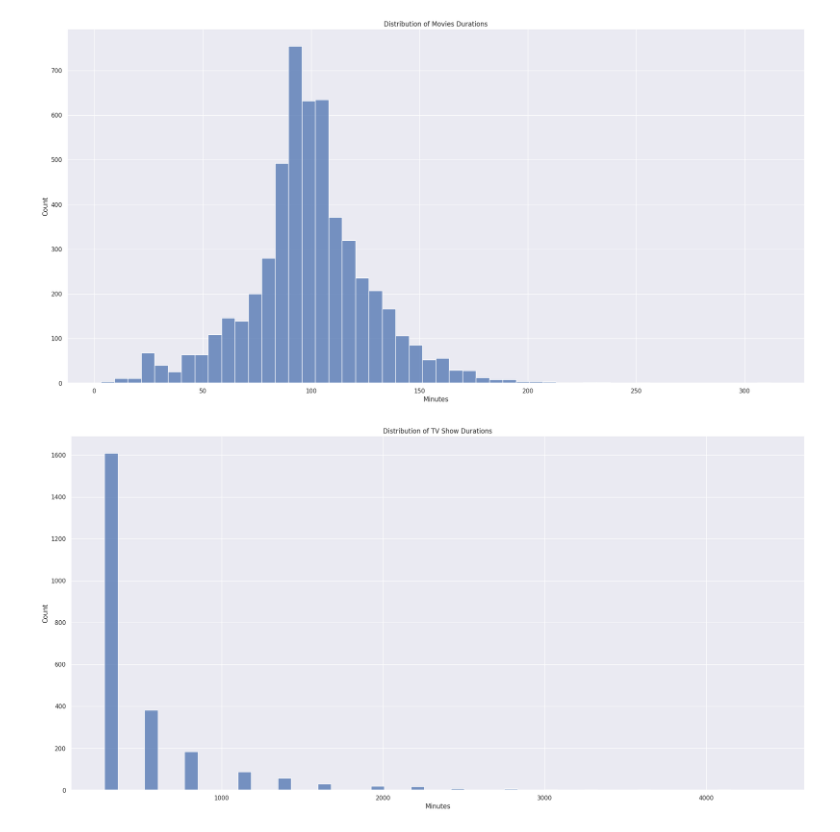
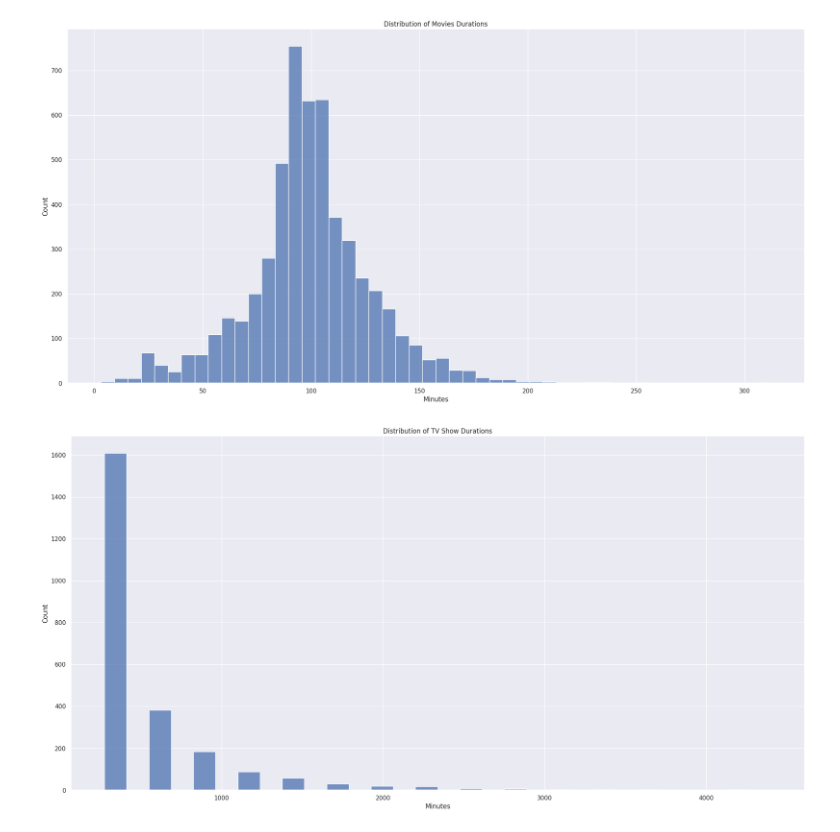
Before and after one commit to pratikjori20/Netflix-movies-TV-Shows-Clustring-ML-unsupervised, a Jupyter notebook: individual_notebook_capstone_4.ipynb, the cells around one changed output. Drawn from its saved outputs; the diff is of its cells as text; code cells hidden in the pictures.

```diff
--- a/individual_notebook_capstone_4.ipynb
+++ b/individual_notebook_capstone_4.ipynb
@@ -393,9 +397,9 @@ plt.show();
 [figure]
 # %%
 # duration of Tv Shows
-sns.displot(data= df_copy.duration[df_copy['type']=='TV Show'], kind='hist', height=10, aspect=2, bins=50)
+sns.displot(data= df_copy.duration[df_copy['type']=='TV Show'], kind='hist', height=10, aspect=2, bins=30)
 plt.xlabel('Minutes')
 plt.title('Distribution of TV Show Durations')
 plt.show();
 # %% [output]
-[figure, old version]
+[figure, new version]
```
Also changed, not shown: parts of 42 cells of this notebook.
